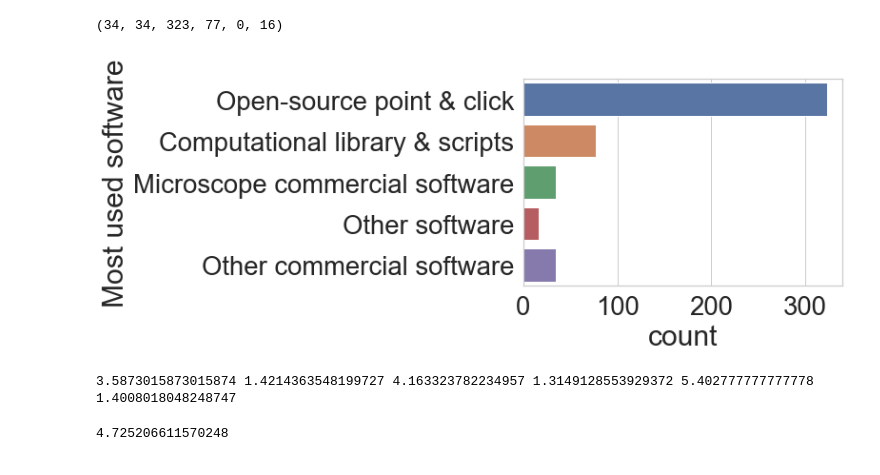
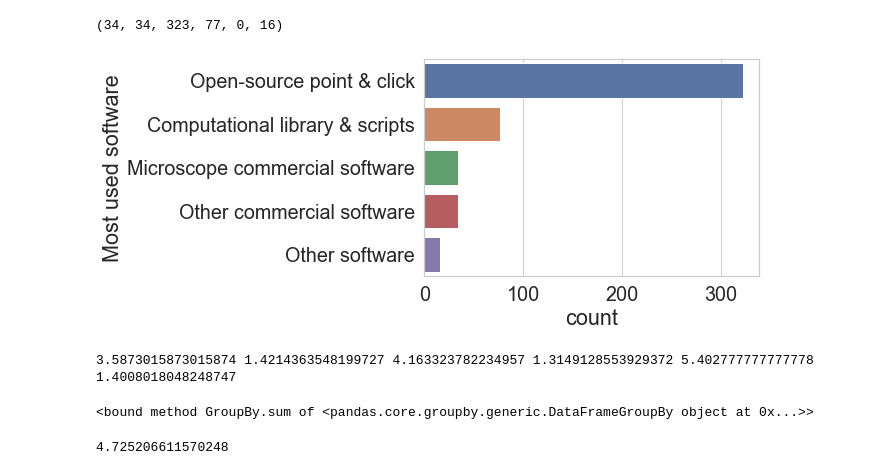
Before and after one commit to ciminilab/2021_Jamali_BiologicalImaging, a Jupyter notebook: JupyterNotebook_graphs/COBASurvey_Analysis.ipynb, the cells around one changed output. Saved outputs shown, nothing was run; the diff lists cells and outputs as text; code cells hidden in the pictures.

```diff
--- a/JupyterNotebook_graphs/COBASurvey_Analysis.ipynb
+++ b/JupyterNotebook_graphs/COBASurvey_Analysis.ipynb
@@ -46,5 +46,10 @@ df['WorkerType']=np.zeros(484)
 df.loc[df['Imaging'] == True, 'WorkerType'] = 'Imaging'
 df.loc[df['Analyst'] == True, 'WorkerType'] = 'Analyst'
 df.loc[df['Balanced'] == True, 'WorkerType'] = 'Balanced'
+# %%
+df['ComfortLevel']=np.zeros(484)
+df.loc[df['Low'] == True, 'ComfortLevel'] = 'Low Comfort'
+df.loc[df['Medium'] == True, 'ComfortLevel'] = 'Medium Comfort'
+df.loc[df['High'] == True, 'ComfortLevel'] = 'High Comfort'
 # %%
 a4_dims = (11, 8.5)
@@ -241,11 +235,11 @@ df.loc[df['None'] == True, 'Most used software'] = 'None'
 df.loc[df['OtherSoftware'] == True, 'Most used software'] = 'Other software'
 # %%
 sns.set_style("whitegrid")
-chartSoft = sns.countplot(data=df, y='Most used software')
-plt.savefig("MostUsedSoftware.png",bbox_inches='tight',dpi=300)
+chartSoft = sns.countplot(data=df, y='Most used software', order=['Open-source point & click','Computational library & scripts','Microscope commercial software','Other commercial software','Other software'])
+plt.savefig("MostUsedSoftware_Updated.png",bbox_inches='tight',dpi=300)
 #chartSoft.set_xticklabels(rotation=-15)
 # %% [output]
-[figure, old version]
+[figure, new version]
 # %%
 print(df.groupby('Imaging').mean()['How would you rate your computational skills?'][True],
       df.groupby('Imaging').std()['How would you rate your computational skills?'][True],
@@ -255,6 +249,10 @@ print(df.groupby('Imaging').mean()['How would you rate your computational skills
       df.groupby('Analyst').std()['How would you rate your computational skills?'][True])
 # %% [output]
 3.5873015873015874 1.4214363548199727 4.163323782234957 1.3149128553929372 5.402777777777778 1.4008018048248747
+# %%
+print(df.groupby('Imaging').sum)
+# %% [output]
+<bound method GroupBy.sum of <pandas.core.groupby.generic.DataFrameGroupBy object at 0x...>>
 # %%
 df['How would you rate your comfort in developing new computational skills?'].mean()
 # %% [output]
```
Also changed, not shown: parts of 17 cells of this notebook, 41 other files.
